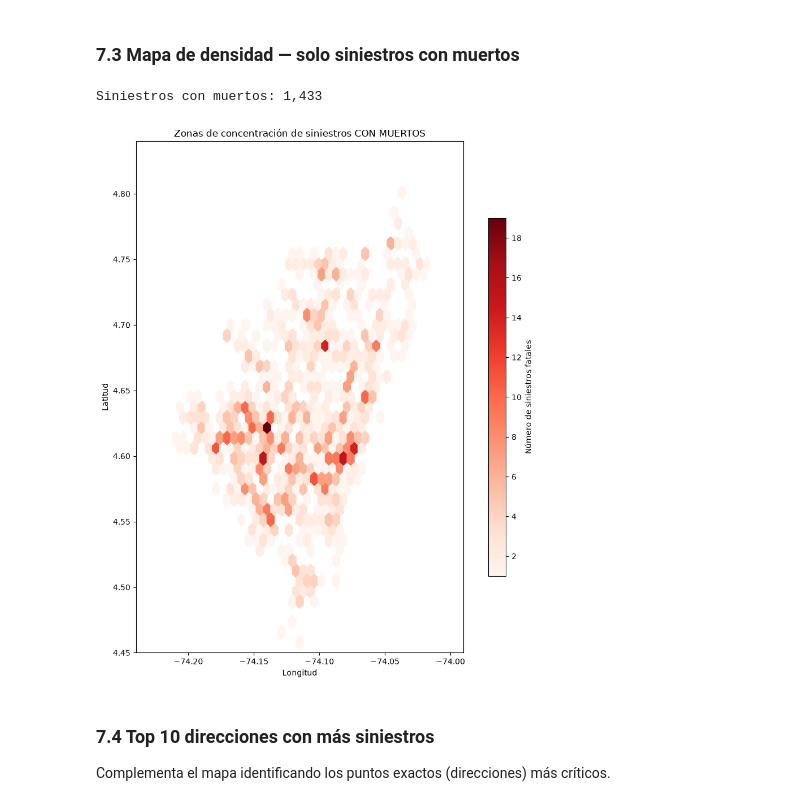
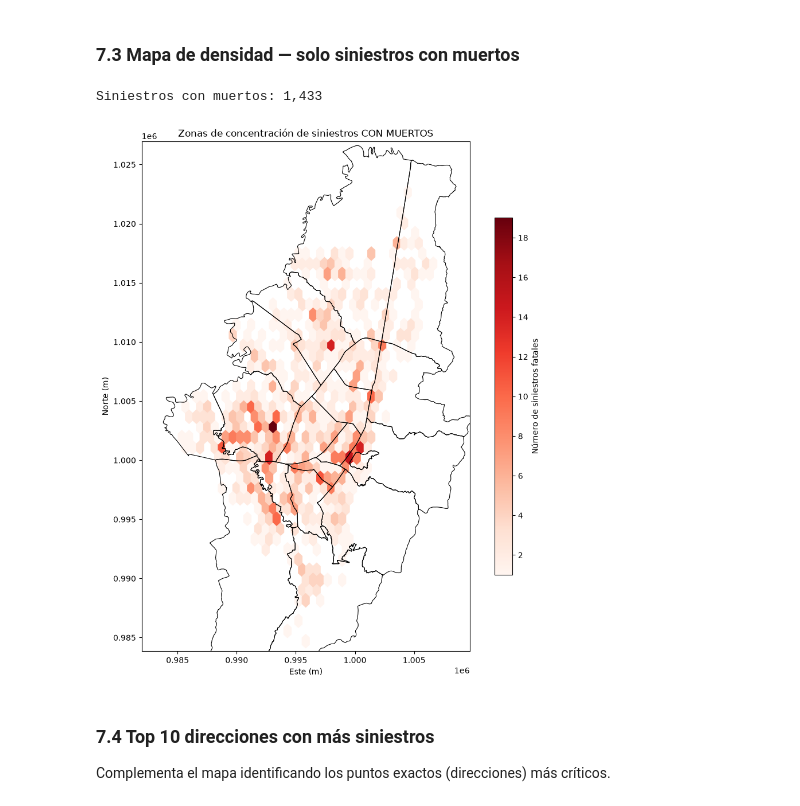
Before and after one commit to BryHerNi21/TT, a Jupyter notebook: EDA_Siniestros_Viales_Bogota_peatones_indices_ajustados.ipynb, the cells around one changed output. Saved outputs shown, nothing was run; the diff lists cells and outputs as text; code cells hidden in the pictures.

Commit message:
Se ajusta el grafico mapa de densisdad solo siniestros con muertos 7.3 se agregan las localidades dentro del mapa y se ajustan los ejes a metros

```diff
--- a/EDA_Siniestros_Viales_Bogota_peatones_indices_ajustados.ipynb
+++ b/EDA_Siniestros_Viales_Bogota_peatones_indices_ajustados.ipynb
@@ -1719,26 +1720,53 @@ plt.show()
 [figure]
 # %% [markdown]
 ### 7.3 Mapa de densidad — solo siniestros con muertos
-# %%
-fatales = df[df['ESTADO'] == 'MUERTO']
-print(f"Siniestros con muertos: {len(fatales):,}")
-
-fig, ax = plt.subplots(figsize=(9, 10))
-hb = ax.hexbin(fatales['LONGITUD'], fatales['LATITUD'], gridsize=45, cmap='Reds', mincnt=1,
-               extent=(LON_MIN, LON_MAX, LAT_MIN, LAT_MAX))
-ax.set_title('Zonas de concentración de siniestros CON MUERTOS')
-ax.set_xlabel('Longitud')
-ax.set_ylabel('Latitud')
-ax.set_xlim(LON_MIN, LON_MAX)
-ax.set_ylim(LAT_MIN, LAT_MAX)
-ax.set_aspect('equal')
-cb = fig.colorbar(hb, ax=ax, shrink=0.7)
-cb.set_label('Número de siniestros fatales')
-plt.tight_layout()
-plt.show()
-# %% [output]
-Siniestros con muertos: 1,433
-[figure, removed]
+# %%
+fatales = df[df['ESTADO'] == 'MUERTO']
+print(f"Siniestros con muertos: {len(fatales):,}")
+
+# Puntos: de grados a metros
+gdf_f = gpd.GeoDataFrame(
+    fatales,
+    geometry=gpd.points_from_xy(fatales['LONGITUD'], fatales['LATITUD']),
+    crs="EPSG:4326"
+).to_crs(CRS_PROY)
+x = gdf_f.geometry.x
+y = gdf_f.geometry.y
+
+# Localidades: del CRS del archivo a metros
+loc = gpd.read_file("Data/raw/Loca.shp")
+if loc.crs is None:
+    loc = loc.set_crs("EPSG:4326")
+loc = loc.to_crs(CRS_PROY)
+
+# Límites del gráfico: tus mismos límites en grados, llevados a metros
+esq = gpd.GeoSeries(
+    gpd.points_from_xy([LON_MIN, LON_MAX], [LAT_MIN, LAT_MAX]),
+    crs="EPSG:4326"
+).to_crs(CRS_PROY)
+X_MIN, X_MAX = esq.x.min(), esq.x.max()
+Y_MIN, Y_MAX = esq.y.min(), esq.y.max()
+
+fig, ax = plt.subplots(figsize=(9, 10))
+
+hb = ax.hexbin(x, y, gridsize=45, cmap='Reds', mincnt=1,
+               extent=(X_MIN, X_MAX, Y_MIN, Y_MAX), zorder=1)
+
+loc.boundary.plot(ax=ax, color='black', linewidth=0.8, zorder=2)
+
+ax.set_title('Zonas de concentración de siniestros CON MUERTOS')
+ax.set_xlabel('Este (m)')
+ax.set_ylabel('Norte (m)')
+ax.set_xlim(X_MIN, X_MAX)
+ax.set_ylim(Y_MIN, Y_MAX)
+ax.set_aspect('equal')
+cb = fig.colorbar(hb, ax=ax, shrink=0.7)
+cb.set_label('Número de siniestros fatales')
+plt.tight_layout()
+plt.show()
+# %% [output]
+Siniestros con muertos: 1,433
+[figure, added]
 # %% [markdown]
 ### 7.4 Top 10 direcciones con más siniestros
 
```
Also changed, not shown: parts of 2 cells of this notebook.
